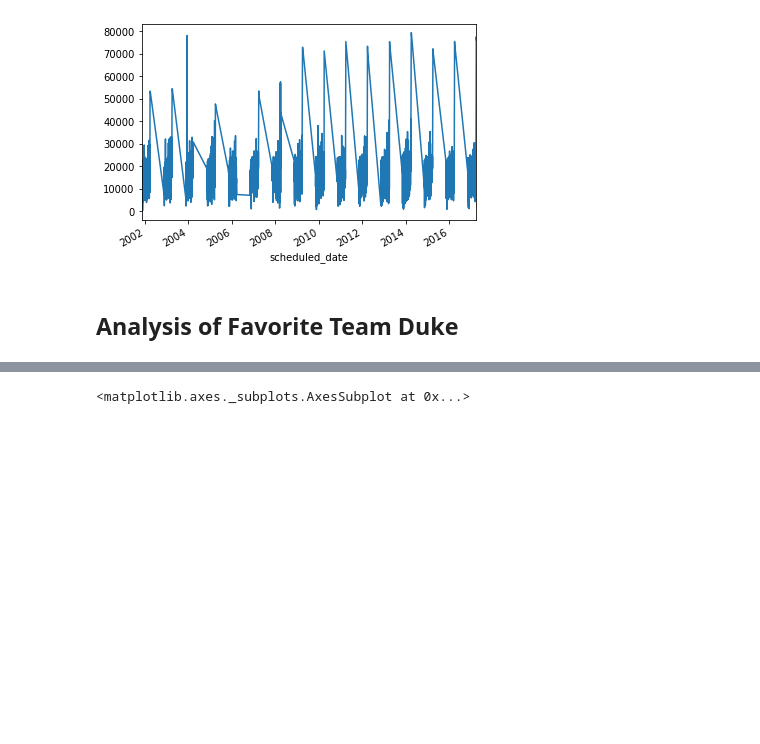
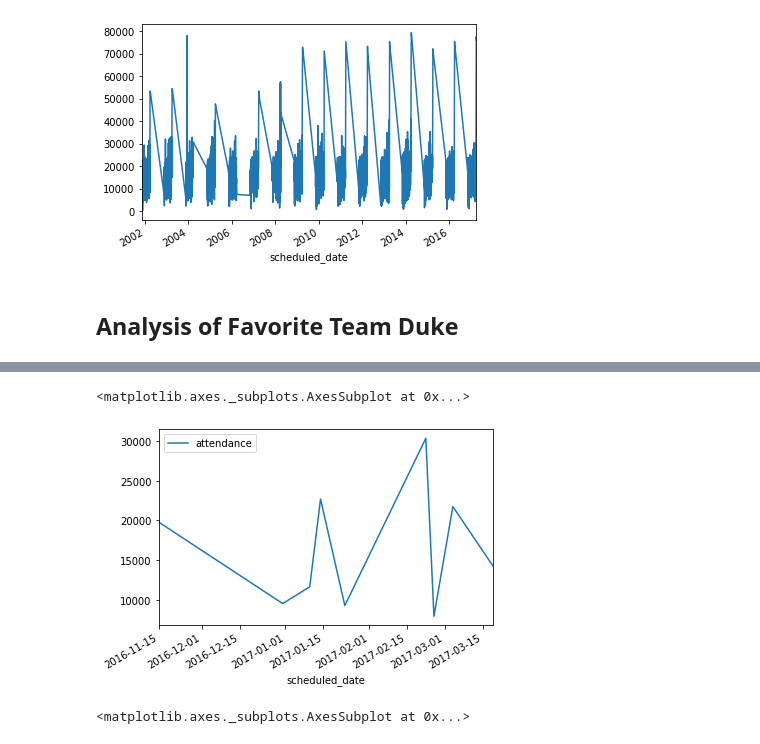
Before and after one commit to gabertooth/sportmodeling, a Jupyter notebook: College B-Ball .ipynb, the cells around one changed output, grey strips where cells are left out. Cells and saved outputs as stored; diff of their text form; code cells hidden in the pictures; blank space fills up the shorter version.

```diff
--- a/College B-Ball .ipynb
+++ b/College B-Ball .ipynb
@@ -327,3 +401,8 @@ duke_2016_ts.plot()
+# %%
+duke_2016_ts[duke_2016_ts['win']=='loss'].plot()
+# %% [output]
+<matplotlib.axes._subplots.AxesSubplot at 0x...>
+[figure, added]
 # %%
 duke_hist=duke[['scheduled_date','attendance','points_game','win']]
 # %%
```
Also changed, not shown: parts of 8 cells of this notebook.
